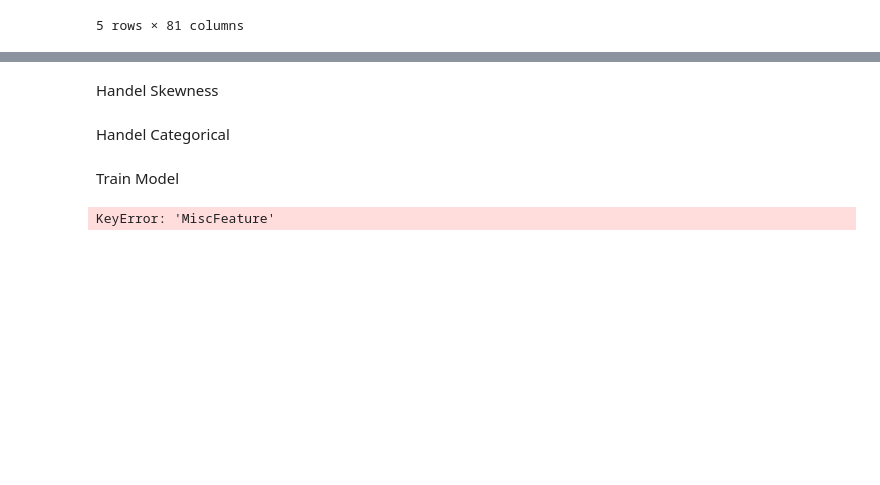
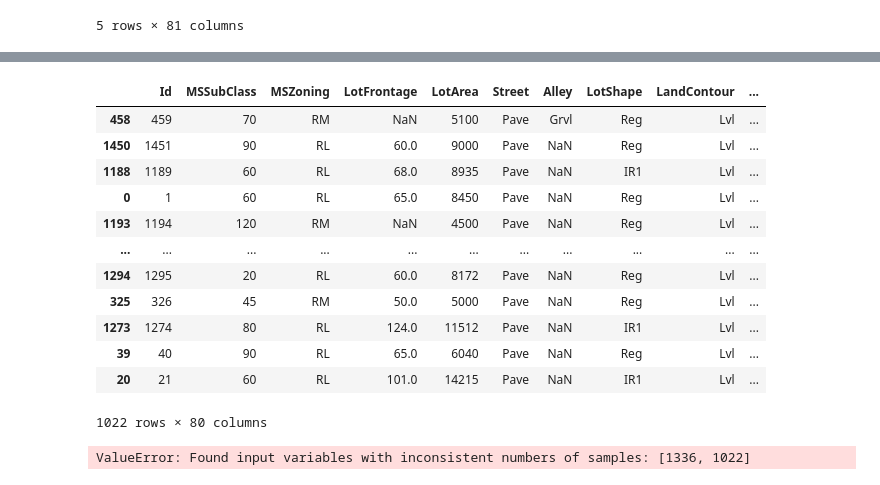
Before and after one commit to Ahmad-AbuGhazaleh/ai-ds-3projects, a Jupyter notebook: house-prices/main.ipynb, the cells around one changed output, grey strips where cells are left out. Saved outputs shown, nothing was run; the diff lists cells and outputs as text; code cells hidden in the pictures; blank space fills up the shorter version.

Commit message:
split data

```diff
--- a/house-prices/main.ipynb
+++ b/house-prices/main.ipynb
@@ -60,11 +68,8 @@ df_train.head()
 | 3 | 4 | 70 | RL | 60.0 | 9550 | Pave | NaN | IR1 | Lvl | ... |
 | 4 | 5 | 60 | RL | 84.0 | 14260 | Pave | NaN | IR1 | Lvl | ... |
 5 rows × 81 columns
-# %%
-df_train.dropna(subset=['Electrical'], inplace=True)
 # %%
-DROPPED_COL = ["Utilities", "PoolArea", "CentralAir", "PoolQC"]
-X = df_train.drop(["SalePrice", "Id", *DROPPED_COL], axis=1)
+X = df_train.drop("SalePrice", axis=1)
 y = df_train["SalePrice"]
 # %%
 X_train, X_test, y_train, y_test = train_test_split(X, y, test_size=0.3)
@@ -168,11 +75,0 @@ fig.tight_layout()
-# %%
-NA_col = ["TotalBsmtSF", "GarageArea", "MiscFeature",
-          "Alley", "Fence", "MasVnrType", "FireplaceQu"]
-has_NA_col = [f"Has{col}" for col in NA_col]
-X_train[has_NA_col[:2]] = X_train[NA_col[:2]] != 0
-X_train[has_NA_col[2:]] = X_train[NA_col[2:]].notna()
-# X_train[zero_col] = X_train[zero_col].fillna(0)
-
-
-gmi = GroupMedianImputer("Neighborhood", "LotFrontage")
-X_train = gmi.fit_transform(X_train)
@@ -272,2 +75,0 @@ KeyboardInterrupt:
-# %% [markdown]
-Handel Skewness
@@ -319,26 +76,35 @@ Handel Skewness
-# %% [markdown]
-Handel Categorical
 # %%
 categorical_columns = X_train.select_dtypes("object").columns
 numerical_columns = X_train.select_dtypes("number").columns
 # %%
-encoder = OneHotEncoder(sparse_output=False, handle_unknown='ignore')
+encoder = OneHotEncoder(sparse_output=False)
 one_hot_encoded = encoder.fit_transform(X_train[categorical_columns])
 
 one_hot_X_train = pd.DataFrame(
     one_hot_encoded, columns=encoder.get_feature_names_out(categorical_columns))
 
+X_train_encoded = pd.concat(
+    [X_train, one_hot_X_train], axis=1)
 
-X_train_encoded = pd.concat([X_train.reset_index(
-    drop=True), one_hot_X_train.reset_index(drop=True)], axis=1)
-
-X_train_encoded = X_train_encoded.drop(categorical_columns, axis=1)
+X_train.reindex(drop=False)
+# %% [output]
+|  | Id | MSSubClass | MSZoning | LotFrontage | LotArea | Street | Alley | LotShape | LandContour | ... |
+| 458 | 459 | 70 | RM | NaN | 5100 | Pave | Grvl | Reg | Lvl | ... |
+| 1450 | 1451 | 90 | RL | 60.0 | 9000 | Pave | NaN | Reg | Lvl | ... |
+| 1188 | 1189 | 60 | RL | 68.0 | 8935 | Pave | NaN | IR1 | Lvl | ... |
+| 0 | 1 | 60 | RL | 65.0 | 8450 | Pave | NaN | Reg | Lvl | ... |
+| 1193 | 1194 | 120 | RM | NaN | 4500 | Pave | NaN | Reg | Lvl | ... |
+| ... | ... | ... | ... | ... | ... | ... | ... | ... | ... | ... |
+| 1294 | 1295 | 20 | RL | 60.0 | 8172 | Pave | NaN | Reg | Lvl | ... |
+| 325 | 326 | 45 | RM | 50.0 | 5000 | Pave | NaN | Reg | Lvl | ... |
+| 1273 | 1274 | 80 | RL | 124.0 | 11512 | Pave | NaN | IR1 | Lvl | ... |
+| 39 | 40 | 90 | RL | 65.0 | 6040 | Pave | NaN | Reg | Lvl | ... |
+| 20 | 21 | 60 | RL | 101.0 | 14215 | Pave | NaN | IR1 | Lvl | ... |
+1022 rows × 80 columns
-# %% [markdown]
-Train Model
 # %%
 rfr = RandomForestRegressor()
 rfr.fit(X_train_encoded, y_train)
-feature_importances = pd.DataFrame(rfr.feature_importances_.round(4),
-                                   index=X_train_encoded.columns, columns=["importances"]).sort_values("importances", ascending=False)
+pd.DataFrame(rfr.feature_importances_,
+             index=X_train_encoded.columns, columns=["importances"]).sort_values("importances", ascending=False)
 # %% [output]
-KeyError: 'MiscFeature'
+ValueError: Found input variables with inconsistent numbers of samples: [1336, 1022]
```
Also changed, not shown: parts of 30 cells of this notebook, 3 other files.
